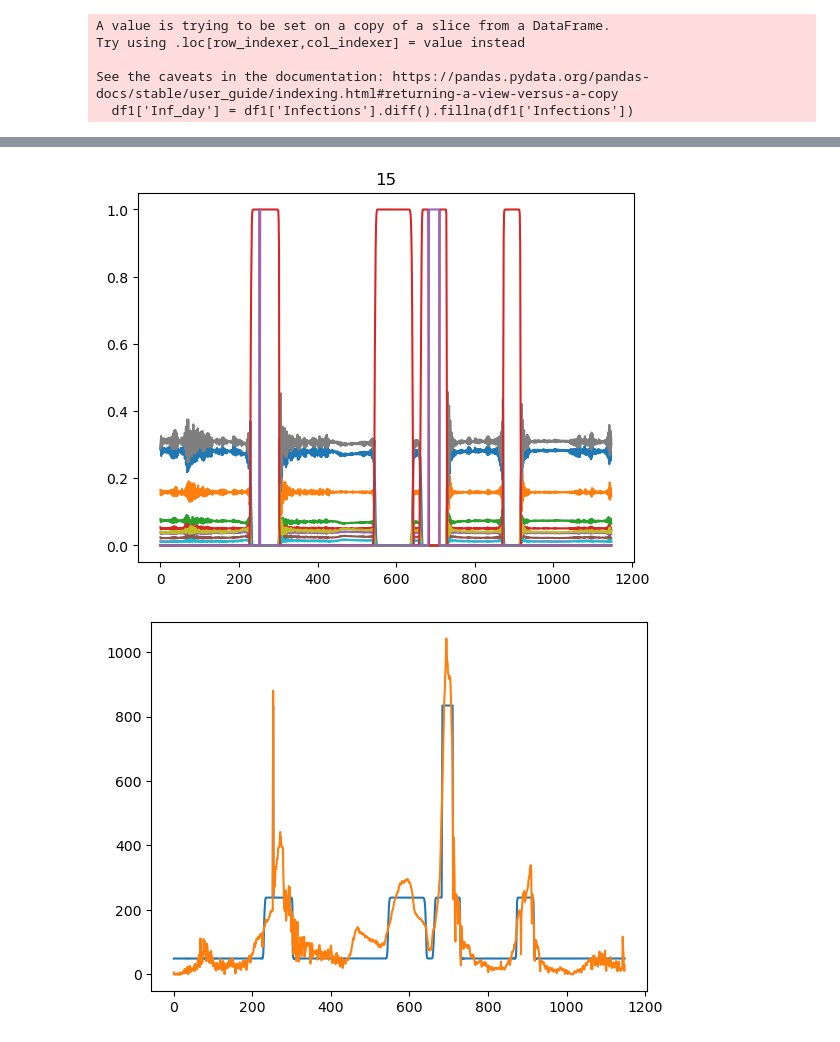
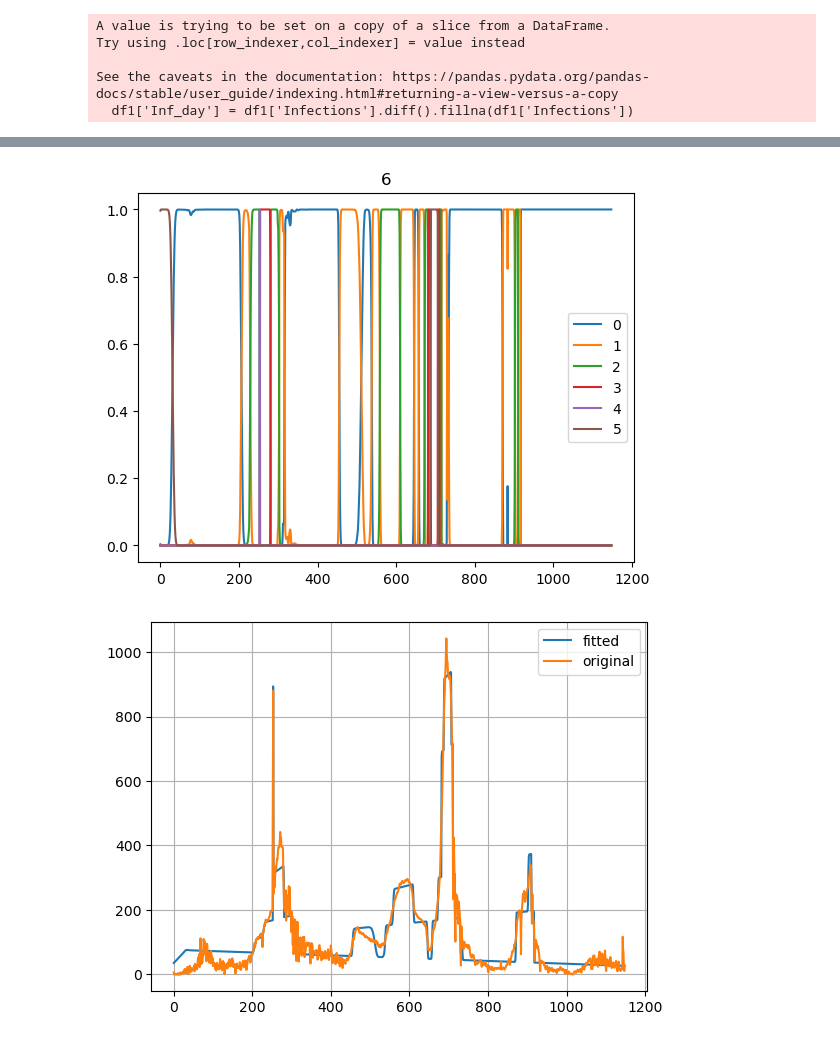
Before and after one commit to Alex-Samarkin/TSRevenko, a Jupyter notebook: MarkovReg.ipynb, the cells around one changed output, grey strips where cells are left out. Drawn from its saved outputs; the diff is of its cells as text; code cells hidden in the pictures.

Commit message:
changed markovs models

```diff
--- a/MarkovReg.ipynb
+++ b/MarkovReg.ipynb
@@ -19,7 +37,7 @@ df = df.reset_index(drop=True)
 import statsmodels.api as sm
 df1 = df[['Date','Infections']]
 df1['Inf_day'] = df1['Infections'].diff().fillna(df1['Infections'])
-k_reg = 6
+k_reg = 4
 # %% [output]
 A value is trying to be set on a copy of a slice from a DataFrame.
 Try using .loc[row_indexer,col_indexer] = value instead
@@ -30,7 +48,14 @@ See the caveats in the documentation: https://pandas.pydata.org/pandas-docs/stab
 
 # Fit the model
 # (a switching mean is the default of the MarkovRegession model)
-mod = sm.tsa.MarkovRegression(df1['Infections'], k_regimes=k_reg)
+# trend 't' is for trend
+# trend 'c' is for constant
+# trend 'ct' is for constant and trend
+
+# k_regimes is the number of regimes
+# k_reg is the number of regimes'
+
+mod = sm.tsa.MarkovRegression(df1['Infections'], k_regimes=k_reg, trend='t')
 res = mod.fit()
 # %%
 
@@ -85,8 +114,8 @@ plt.show()
 # %%
-k_reg =15
+k_reg = 6
 # %%
 
-mod1 = sm.tsa.MarkovRegression(df1['Inf_day'], k_regimes=k_reg)
+mod1 = sm.tsa.MarkovRegression(df1['Inf_day'], k_regimes=k_reg, trend='ct')
 res1 = mod1.fit()
 # %%
 
@@ -133,13 +156,16 @@ for i in range(k_reg):
 # %%
 for i in range(k_reg):
     res1.smoothed_marginal_probabilities[i].plot(title=f"{k_reg}")
+plt.legend()
 plt.show()
 # %% [output]
-[figure, old version]
+[figure, new version]
 # %%
 #%%
 plt.plot(res1.fittedvalues, label='fitted')
 plt.plot(df1['Inf_day'], label='original')
+plt.grid()
+plt.legend()
 plt.show()
 # %% [output]
-[figure, old version]
+[figure, new version]
```
Also changed, not shown: parts of 15 cells of this notebook, 9 other files.
